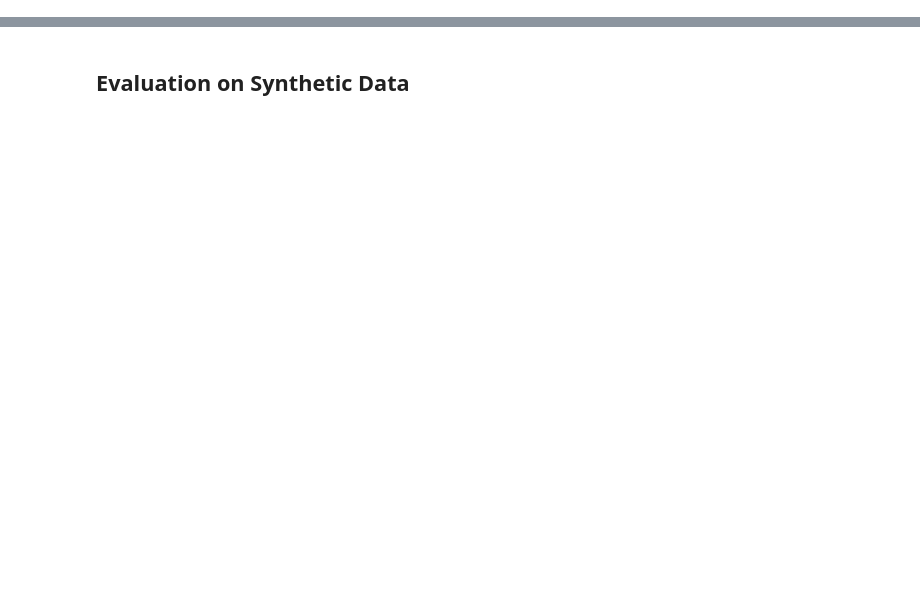
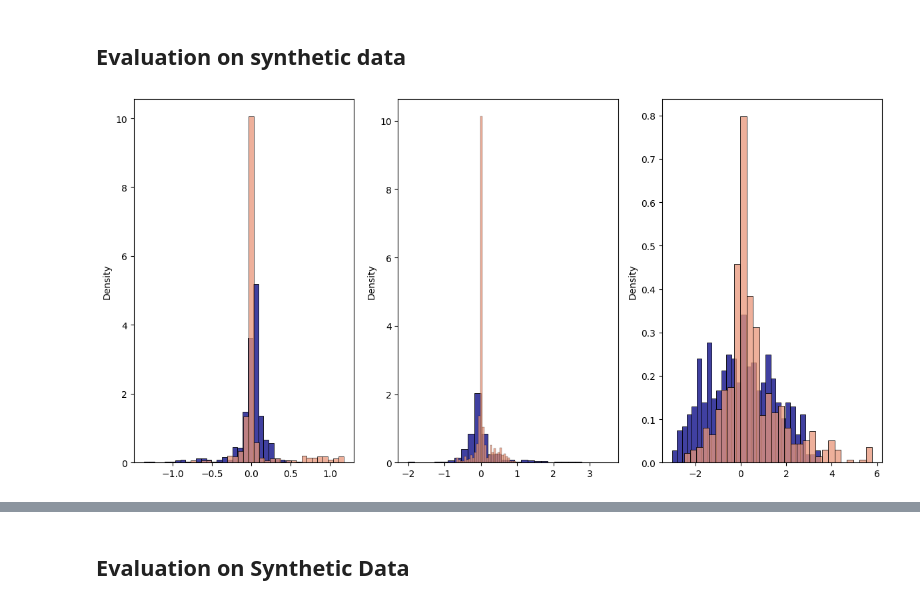
Before and after one commit to nadavbennun1/collective_posterior, a Jupyter notebook: test collective.ipynb, the cells around one changed output, grey strips where cells are left out. Drawn from its saved outputs; the diff is of its cells as text; code cells hidden in the pictures; blank space fills up the shorter version.

```diff
--- a/test collective.ipynb
+++ b/test collective.ipynb
@@ -60,0 +82,22 @@ ax[len(th)-1].legend()
+# %% [markdown]
+## Evaluation on synthetic data
+# %%
+# Accuracy
+
+def plot_accuracy(acc_path, ax, color):
+    res = pd.read_csv(acc_path, index_col=0, dtype='float')
+    res = torch.from_numpy(np.array(res))
+    for i in range(res.shape[1]):
+        histplot(res[:,i],ax=ax[i], stat='density', color=color, bins=30)
+    return
+
+n_params=len(prior.base_dist.mean)
+fig, ax = plt.subplots(1,n_params, figsize=(12,6), tight_layout=True, sharex=False)
+
+iid_acc = f'{model}/tests/accus_{model}_iid.csv'
+plot_accuracy(iid_acc, ax, color='navy')
+
+cp_acc = f'{model}/tests/accus_{model}.csv'
+plot_accuracy(cp_acc, ax, color='darksalmon')
+# %% [output]
+[figure, new version]
```
Also changed, not shown: parts of 25 cells of this notebook.
